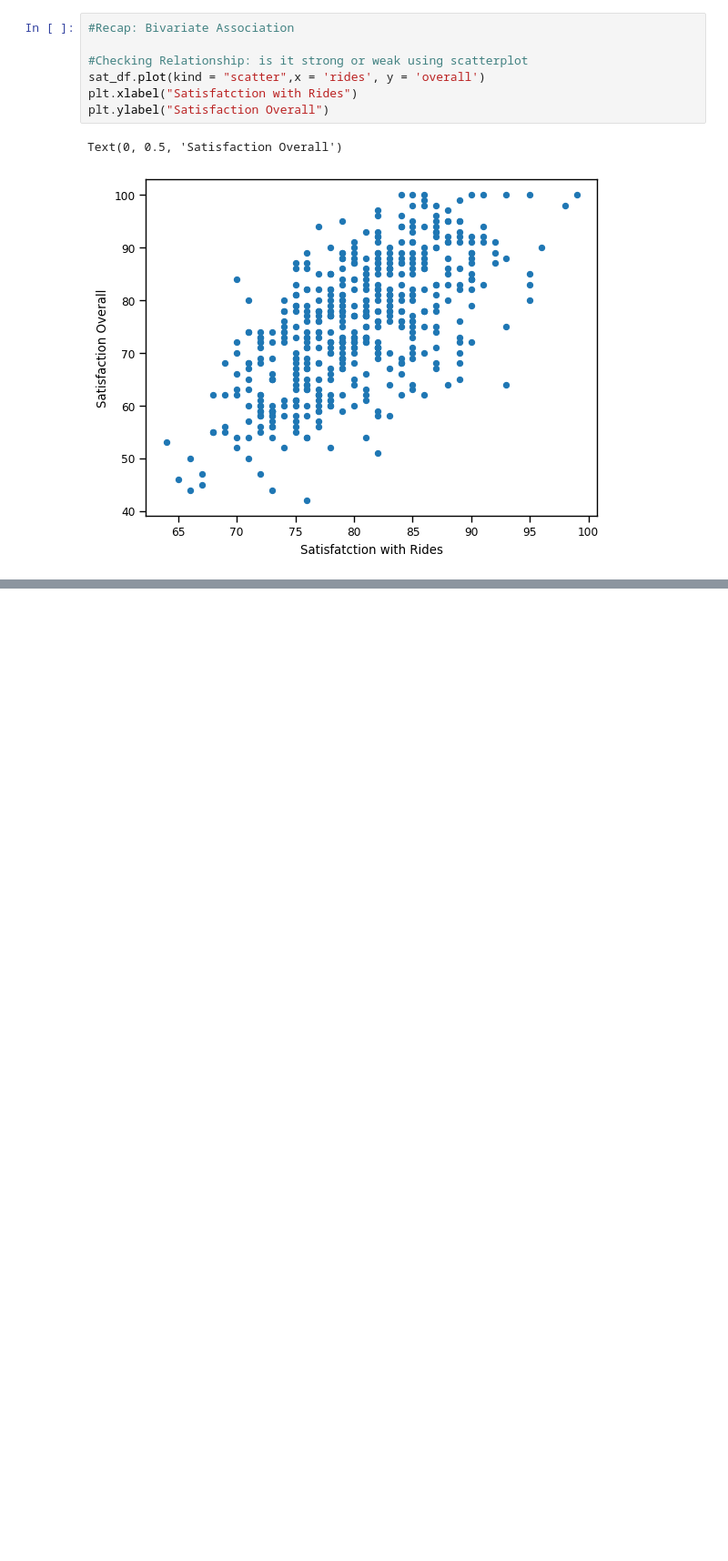
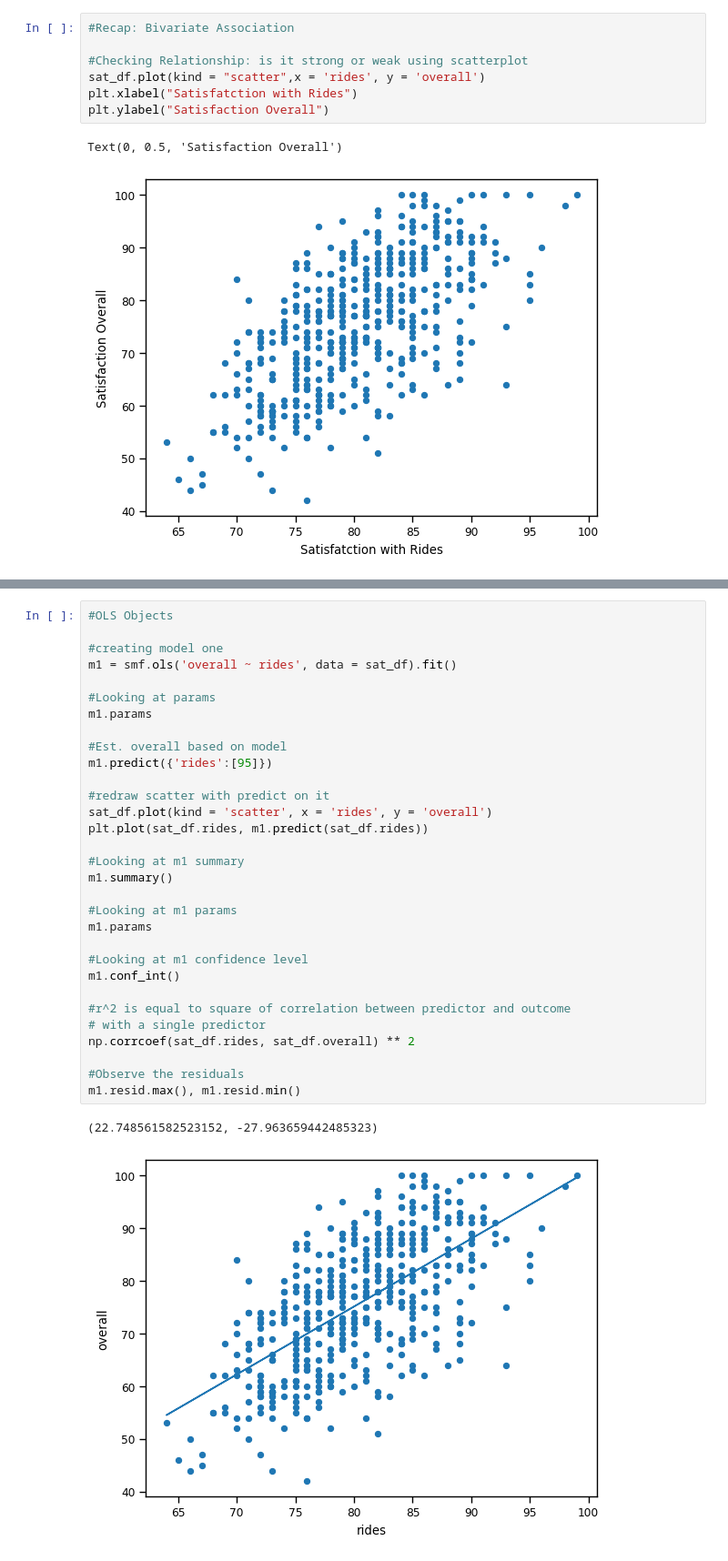
Before and after one commit to johnson80245/python, a Jupyter notebook: MRA Ch 7.ipynb, the cells around one changed output, grey strips where cells are left out. Shown at 91% size. Saved outputs shown, nothing was run; the diff lists cells and outputs as text; blank space fills up the shorter version.

```diff
--- a/MRA Ch 7.ipynb
+++ b/MRA Ch 7.ipynb
@@ -136,3 +136,37 @@ Notes:
 [1] Standard Errors assume that the covariance matrix of the errors is correctly specified.
 [2] The condition number is large, 1.08e+03. This might indicate that there are
 strong multicollinearity or other numerical problems.
+# %%
+#OLS Objects
+
+#creating model one
+m1 = smf.ols('overall ~ rides', data = sat_df).fit()
+
+#Looking at params
+m1.params
+
+#Est. overall based on model
+m1.predict({'rides':[95]})
+
+#redraw scatter with predict on it
+sat_df.plot(kind = 'scatter', x = 'rides', y = 'overall')
+plt.plot(sat_df.rides, m1.predict(sat_df.rides))
+
+#Looking at m1 summary
+m1.summary()
+
+#Looking at m1 params
+m1.params
+
+#Looking at m1 confidence level
+m1.conf_int()
+
+#r^2 is equal to square of correlation between predictor and outcome
+# with a single predictor
+np.corrcoef(sat_df.rides, sat_df.overall) ** 2
+
+#Observe the residuals
+m1.resid.max(), m1.resid.min()
+# %% [output]
+(22.748561582523152, -27.963659442485323)
+[figure, added]
```
Also changed, not shown: parts of 2 cells of this notebook.
